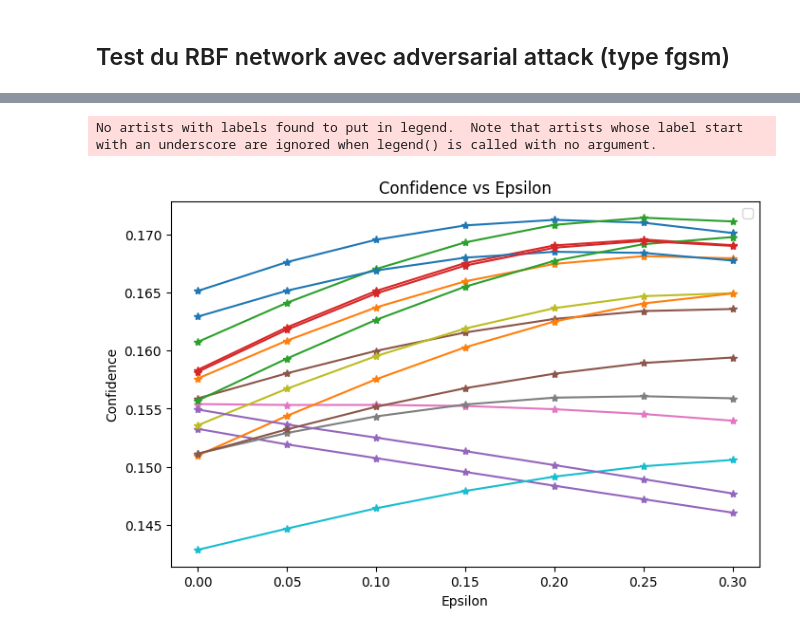
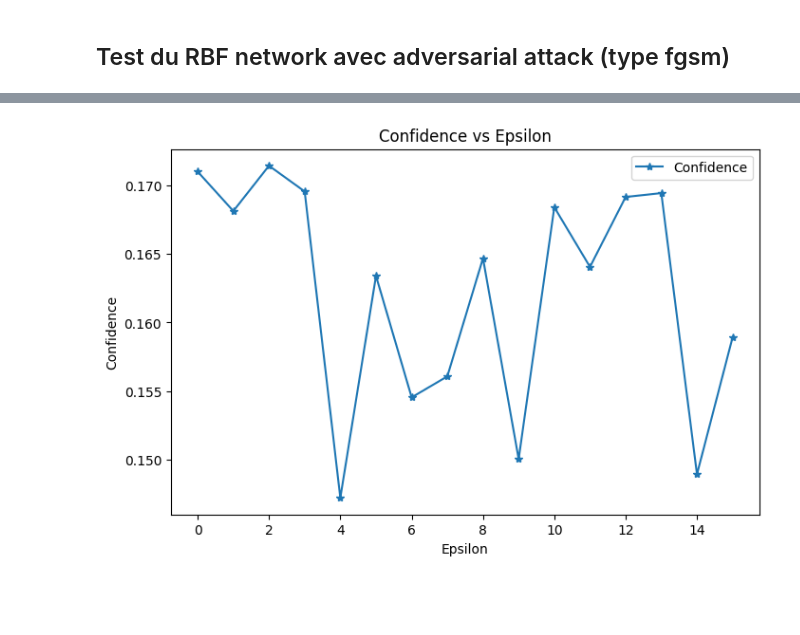
Before and after one commit to quentinRolld/Adversarial_attack, a Jupyter notebook: RBF/RBF_2.ipynb, the cells around one changed output, grey strips where cells are left out. Saved outputs shown, nothing was run; the diff lists cells and outputs as text; code cells hidden in the pictures; blank space fills up the shorter version.

Commit message:
problem with the accuracy and confidence

```diff
--- a/RBF/RBF_2.ipynb
+++ b/RBF/RBF_2.ipynb
@@ -173,15 +174,26 @@ Test set: Average loss: 0.0189, Accuracy: 5919/10000 (59.2%)
 ## Test du RBF network avec adversarial attack (type fgsm)
 # %%
 epsilons = [0, .05, .1, .15, .2, .25, .3]
+# %%
+test_loader = torch.utils.data.DataLoader(
+    datasets.MNIST('../data', train=False, download=True, transform=transforms.Compose([
+            transforms.ToTensor(),
+            transforms.Normalize((0.1307,), (0.3081,)),
+            ])),
+        batch_size=1, shuffle=True)
 # %%
 accuracies = []
 examples = []
 confidences = []
 
 # Run test for each epsilon
-for eps in epsilons:
+""" for eps in epsilons:
     accuracy, example, confidence = test(model2, device, test_loader, eps)
     accuracies.append(accuracy)
     examples.append(example)
-    confidences.append(confidence)
+    confidences.append(confidence) """
+
+# We are intesrested in the accuracy and confidence of the model for epsilon = 0.25
+accuracy_adv, example, confidence_adv = test_adv(model2, device, test_loader, 0.25)
+accuracy_normal, example, confidence_normal = test_normal(model2, device, test_loader, 0.25)
 # %% [output]
@@ -236,11 +235,11 @@ plt.show()
 # %%
 plt.figure(figsize=(8,5))
-plt.plot(epsilons, [confidence.detach().numpy() for confidence in confidences], "*-")
+#plt.plot(epsilons, [confidence.detach().numpy() for confidence in confidences], "*-")
+plt.plot( confidence.detach().numpy(), "*-")
 plt.title("Confidence vs Epsilon")
 plt.xlabel("Epsilon")
 plt.ylabel("Confidence")
-plt.legend()
+plt.legend(["Confidence"])
 plt.show()
 # %% [output]
-No artists with labels found to put in legend.  Note that artists whose label start with an underscore are ignored when legend() is called with no argument.
-[figure, old version]
+[figure, new version]
```
Also changed, not shown: parts of 5 cells of this notebook, 1 other file.
